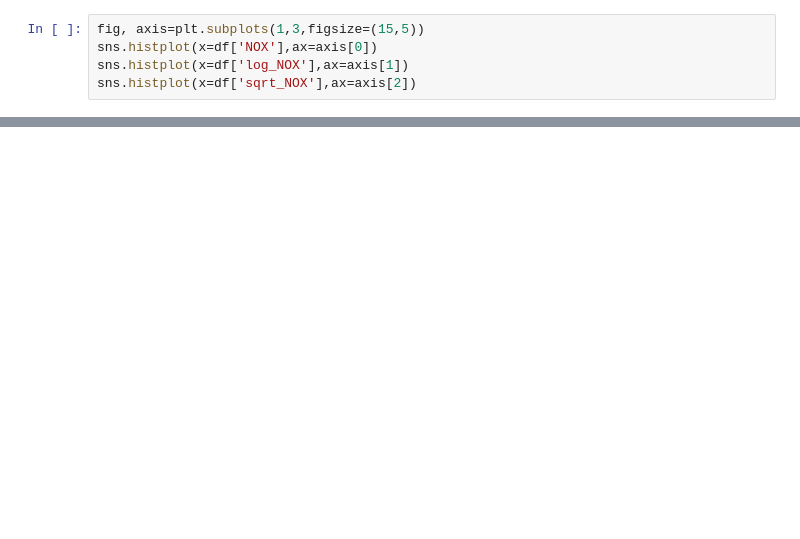
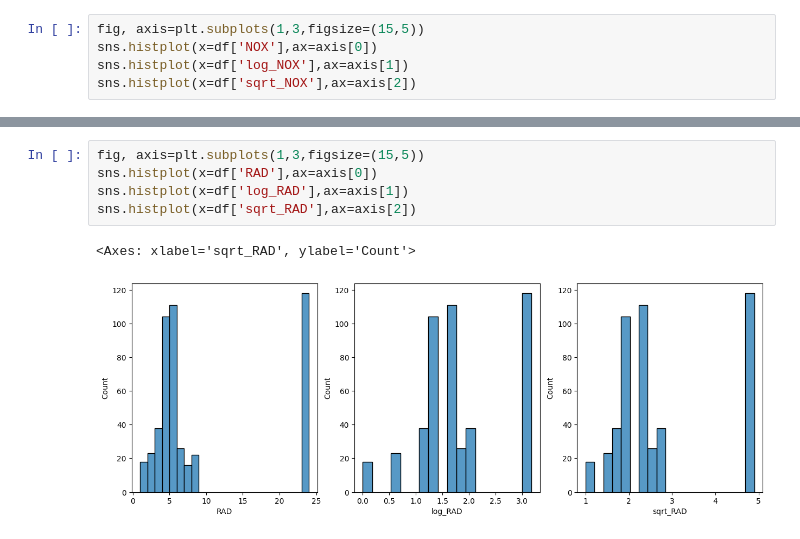
Before and after one commit to Farazmghm/Business-Machine-Learning-and-EDA, a Jupyter notebook: Crime.ipynb, the cells around one changed output, grey strips where cells are left out. Drawn from its saved outputs; the diff is of its cells as text; blank space fills up the shorter version.

```diff
--- a/Crime.ipynb
+++ b/Crime.ipynb
@@ -424,0 +457,8 @@ sns.histplot(x=df['sqrt_AGE'],ax=axis[2])
+# %%
+fig, axis=plt.subplots(1,3,figsize=(15,5))
+sns.histplot(x=df['RAD'],ax=axis[0])
+sns.histplot(x=df['log_RAD'],ax=axis[1])
+sns.histplot(x=df['sqrt_RAD'],ax=axis[2])
+# %% [output]
+<Axes: xlabel='sqrt_RAD', ylabel='Count'>
+[figure, added]
```
Also changed, not shown: parts of 13 cells of this notebook.
